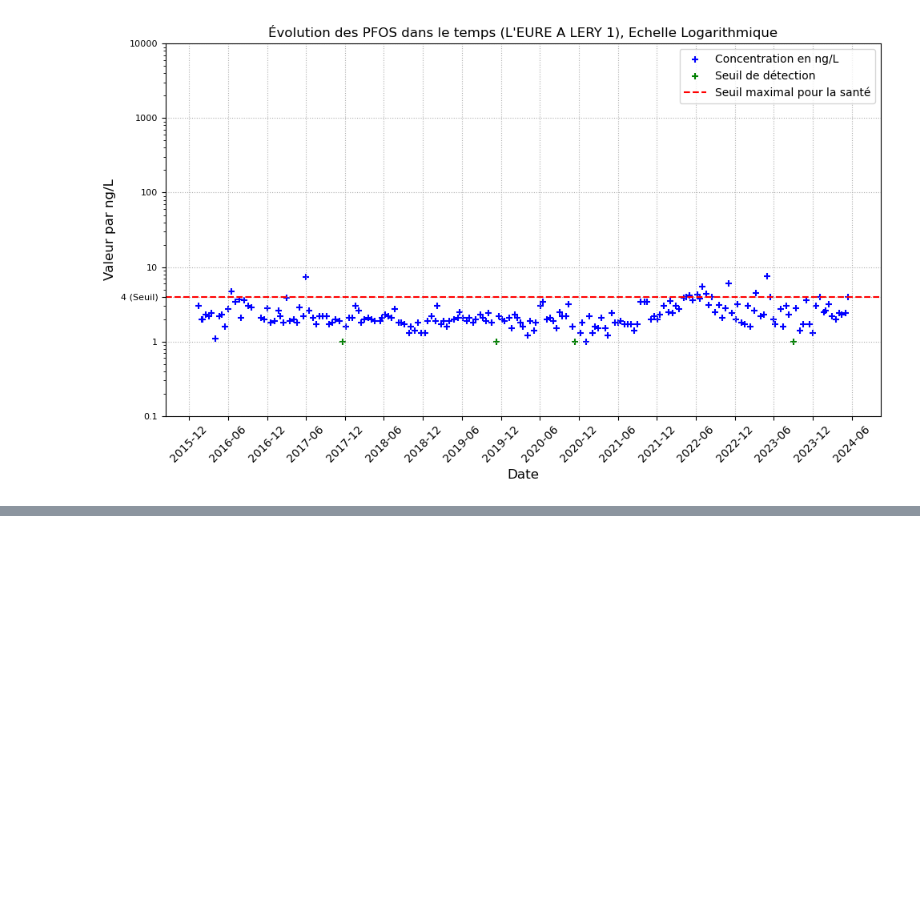
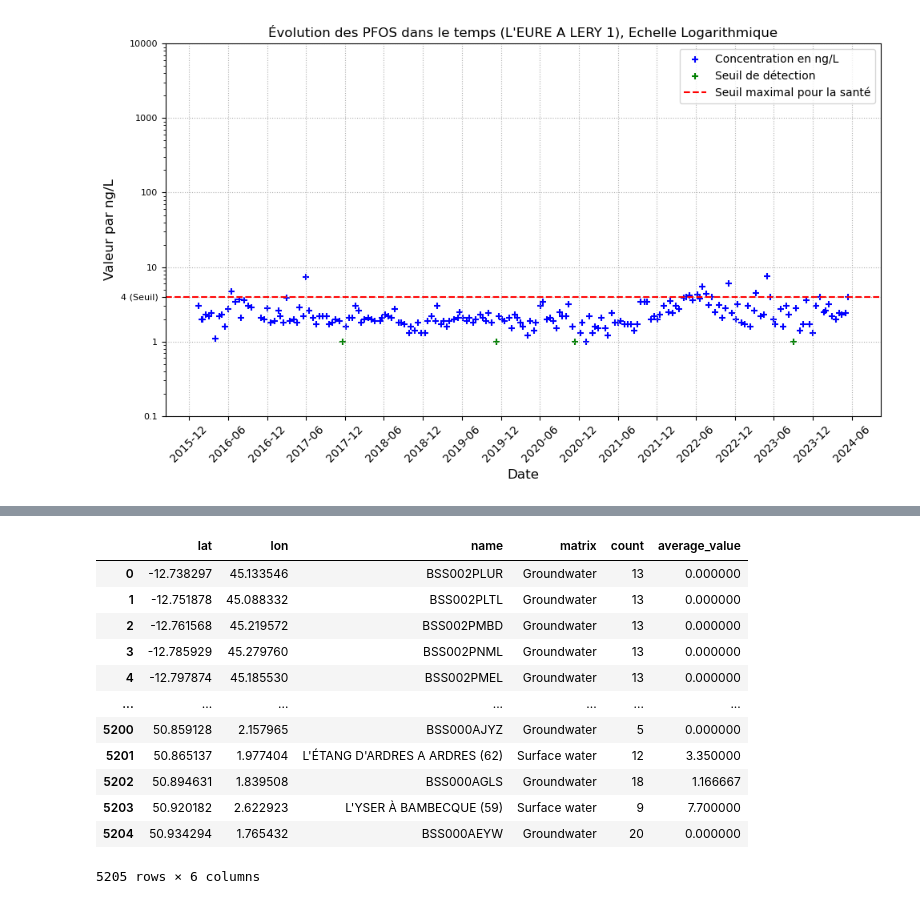
Before and after one commit to Pokrhum/PSAM, a Jupyter notebook: Psam2.ipynb, the cells around one changed output, grey strips where cells are left out. Drawn from its saved outputs; the diff is of its cells as text; code cells hidden in the pictures; blank space fills up the shorter version.

```diff
--- a/Psam2.ipynb
+++ b/Psam2.ipynb
@@ -198,11 +198,18 @@ top_cas_id = PFAS_map['cas_id'].value_counts().head(nb_cas_id).index
 # Filtrer pour les 'cas_id' les plus représentés
 PFAS_map = PFAS_map.loc[PFAS_map['cas_id'].isin(top_cas_id)]
 
+# Agréger par 'name' et 'date' pour additionner les valeurs par jour et par nom
+PFAS_map_summed = PFAS_map.groupby(['name', 'date']).agg(
+    total_value=('value', 'sum')  # Additionner les valeurs par date et par nom
+).reset_index()
+
+PFAS_map = PFAS_map.merge(PFAS_map_summed, on=['name', 'date'], how='left')
+
 # Compter les occurrences de chaque combinaison de 'lat' et 'lon'
-PFAS_map_grouped = PFAS_map.groupby(['lat', 'lon', "name"]).agg(
+PFAS_map_grouped = PFAS_map.groupby(['lat', 'lon', 'name']).agg(
     matrix=('matrix', 'first'),  # Utiliser 'first' pour garder la valeur de "matrix"
     count=('lat', 'size'),       # Compter le nombre de prélèvements
-    average_value=('value', 'mean')  # Calculer la moyenne de "value_combined"
+    average_value=('total_value', 'mean')  # Calculer la moyenne des valeurs additionnées
 ).reset_index()
 
 # Convertir les coordonnées en type float et remplacer les virgules par des points
@@ -300,0 +293,16 @@ df_TFA
+# %%
+PFAS_map_grouped
+# %% [output]
+|  | lat | lon | name | matrix | count | average_value |
+| 0 | -12.738297 | 45.133546 | BSS002PLUR | Groundwater | 13 | 0.000000 |
+| 1 | -12.751878 | 45.088332 | BSS002PLTL | Groundwater | 13 | 0.000000 |
+| 2 | -12.761568 | 45.219572 | BSS002PMBD | Groundwater | 13 | 0.000000 |
+| 3 | -12.785929 | 45.279760 | BSS002PNML | Groundwater | 13 | 0.000000 |
+| 4 | -12.797874 | 45.185530 | BSS002PMEL | Groundwater | 13 | 0.000000 |
+| ... | ... | ... | ... | ... | ... | ... |
+| 5200 | 50.859128 | 2.157965 | BSS000AJYZ | Groundwater | 5 | 0.000000 |
+| 5201 | 50.865137 | 1.977404 | L'ÉTANG D'ARDRES A ARDRES (62) | Surface water | 12 | 3.350000 |
+| 5202 | 50.894631 | 1.839508 | BSS000AGLS | Groundwater | 18 | 1.166667 |
+| 5203 | 50.920182 | 2.622923 | L'YSER À BAMBECQUE (59) | Surface water | 9 | 7.700000 |
+| 5204 | 50.934294 | 1.765432 | BSS000AEYW | Groundwater | 20 | 0.000000 |
+5205 rows × 6 columns
```
Also changed, not shown: parts of 5 cells of this notebook, 2 other files.
